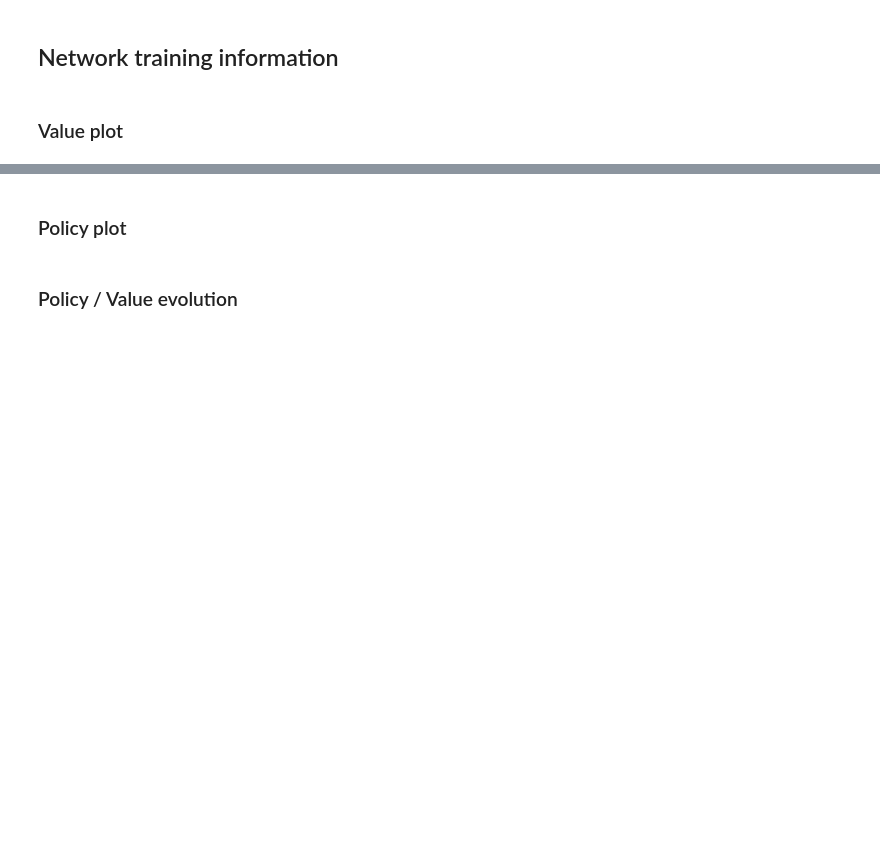
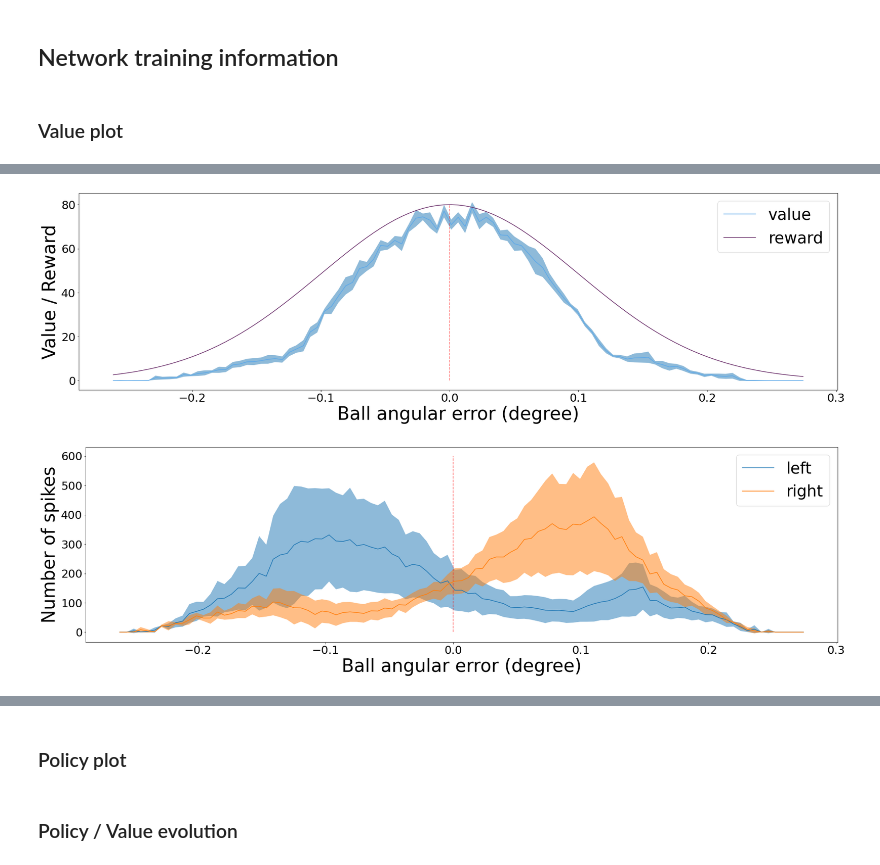
Before and after one commit to comsee-research/Neuvisys-analysis, a Jupyter notebook: Neuvisys.ipynb, the cells around one changed output, grey strips where cells are left out. Cells and saved outputs as stored; diff of their text form; code cells hidden in the pictures; blank space fills up the shorter version.

Commit message:
full validation

```diff
--- a/Neuvisys.ipynb
+++ b/Neuvisys.ipynb
@@ -303,0 +302,6 @@ value_plot(spinet, display_score=False)
+# %%
+# full_validation("/home/thomas/Networks/simulation/rl/tracking_task/3actions/validation/")
+full_validation("/home/thomas/Networks/simulation/rl_inhibition/tracking_task/separate_learning/validation/")
+# %% [output]
+[figure, added]
+[figure, added]
```
Also changed, not shown: parts of 8 cells of this notebook, 1 other file.
